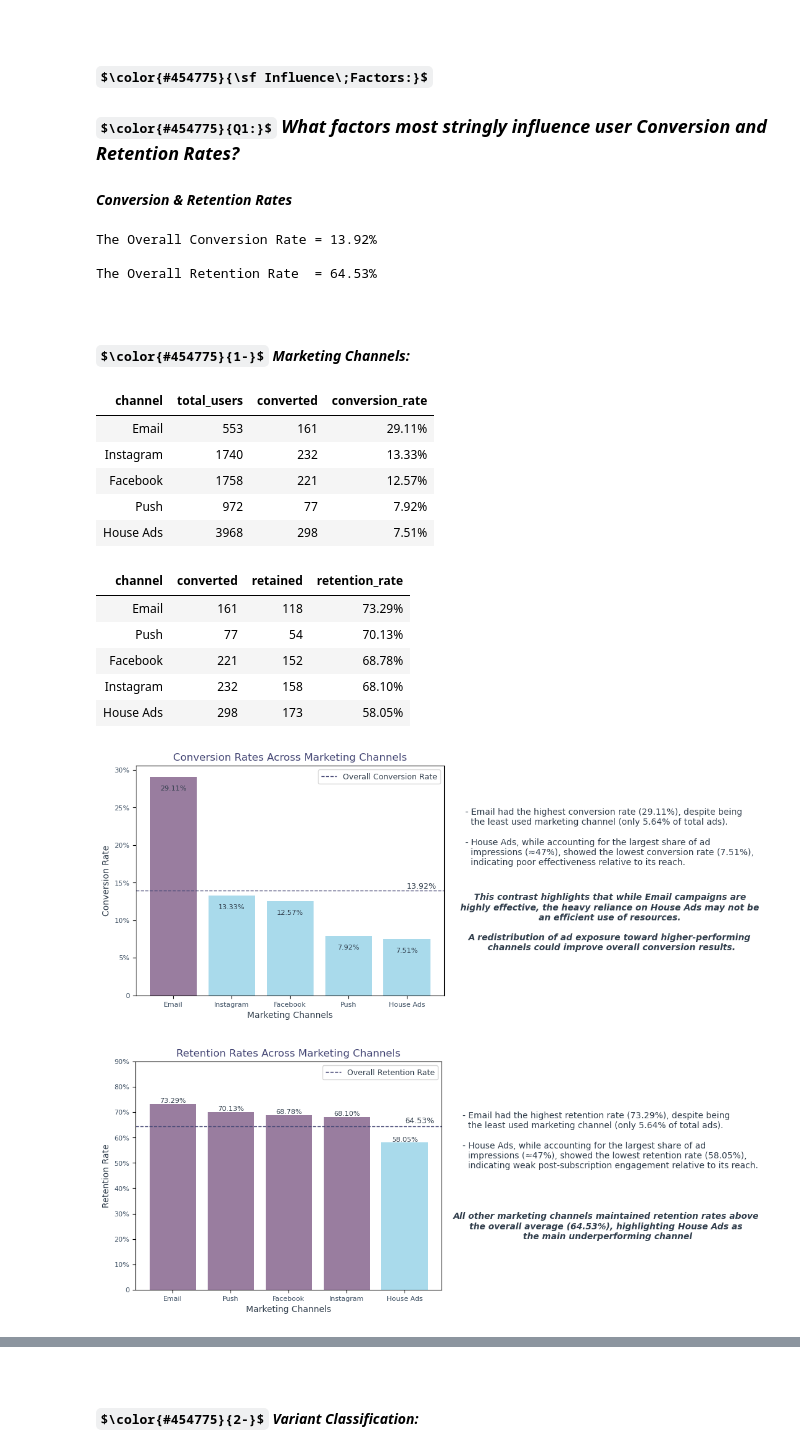
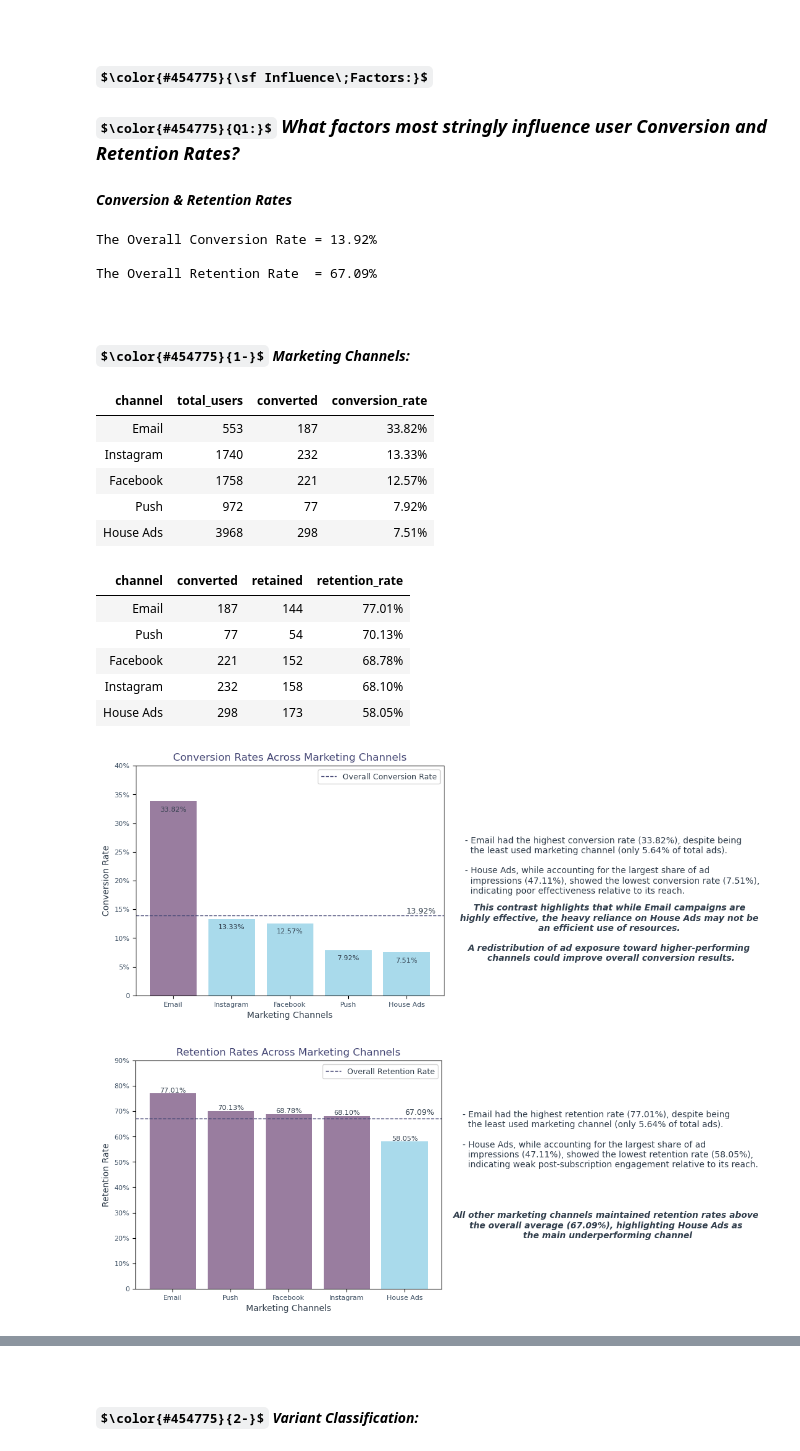
Before and after one commit to hend-a-ghafour/Analyzing_Marketing_Campaigns, a Jupyter notebook: Analyzing_Marketing_Campaigns.ipynb, the cells around one changed output, grey strips where cells are left out. Drawn from its saved outputs; the diff is of its cells as text; code cells hidden in the pictures; some formulas as TeX source.

```diff
--- a/Analyzing_Marketing_Campaigns.ipynb
+++ b/Analyzing_Marketing_Campaigns.ipynb
@@ -301,3 +313,15 @@ The Null values in date_served Column has been handeled, resulting in a 0 Null V
+# %%
+# date_subscribed:
+marketing['date_subscribed']= np.where(np.logical_and(marketing.converted==True,marketing.date_subscribed.isna()==True),
+                                       marketing.date_served,marketing.date_subscribed)
+# %%
+# subscribing_channel:
+marketing['subscribing_channel']= np.where(np.logical_and(marketing.converted==True,marketing.subscribing_channel.isna()==True),
+                                       marketing.marketing_channel,marketing.subscribing_channel)
+# %%
+#is_retained:
+marketing['is_retained']= np.where(np.logical_and(marketing.converted==True,marketing.is_retained.isna()==True,marketing.date_canceled.isna()==True),
+                                       True,marketing.is_retained)
 # %%
 # Checking for Null Values:
 if marketing.isna().sum().sum() == 0:
@@ -895,8 +923,11 @@ plt.show()
 ### $\color{#454775}{Q1:}$ ***What factors most stringly influence user Conversion and Retention Rates?***
 #### *Conversion & Retention Rates*
 # %%
-# 1- Calculating The Overall Conversion Rate
-converted_users= marketing.query('converted == True')
+# 1- Overall Conversion Rate
+# Creating converted_users table:
+converted_users = marketing.query('converted == True')
+
+# Calculating The Overall Conversion Rate
 converted=converted_users.user_id.nunique()
 total_users = marketing.user_id.nunique()
 
@@ -904,8 +935,11 @@ conversion_rate = converted/total_users
 
 print(f'The Overall Conversion Rate = {round(conversion_rate*100,2)}%')
 
-# 2- Calculating The Overall Retention Rate (spaning 1 month)
+# 2- Overall Retention Rate (spaning 1 month)
+# Creating retained_users table:
 retained_users = converted_users.query('is_retained == True')
+
+# Calculating The Overall Retention Rate
 retained=retained_users.user_id.nunique()
 
 retention_rate = retained/converted
@@ -914,7 +948,7 @@ print(f'\nThe Overall Retention Rate  = {round(retention_rate*100,2)}%\n')
 # %% [output]
 The Overall Conversion Rate = 13.92%
 
-The Overall Retention Rate  = 64.53%
+The Overall Retention Rate  = 67.09%
 # %% [markdown]
 <br>
 
@@ -936,7 +970,7 @@ conversion_ch = conversion_ch.sort_values('conversion_rate', ascending= False)
 conversion_ch.style.hide().format({'conversion_rate':'{:,.2%}'})
 # %% [output]
 | channel | total_users | converted | conversion_rate |
-| Email | 553 | 161 | 29.11% |
+| Email | 553 | 187 | 33.82% |
 | Instagram | 1740 | 232 | 13.33% |
 | Facebook | 1758 | 221 | 12.57% |
 | Push | 972 | 77 | 7.92% |
@@ -955,7 +989,7 @@ retention_ch=retention_ch.sort_values('retention_rate', ascending=False)
 retention_ch.style.hide().format({'retention_rate':'{:,.2%}'})
 # %% [output]
 | channel | converted | retained | retention_rate |
-| Email | 161 | 118 | 73.29% |
+| Email | 187 | 144 | 77.01% |
 | Push | 77 | 54 | 70.13% |
 | Facebook | 221 | 152 | 68.78% |
 | Instagram | 232 | 158 | 68.10% |
@@ -978,20 +1012,20 @@ plt.title('Conversion Rates Across Marketing Channels', fontsize=12,color='#4547
 plt.xlabel('Marketing Channels', fontsize=10, color='#313E4C')
 plt.xticks(fontsize=8,color='#415366')
 plt.ylabel('Conversion Rate', fontsize=10, color='#313E4C')
-plt.yticks([0,.05,.1,.15,.2,.25,.3],['0','5%','10%','15%','20%','25%','30%'], fontsize=8,color='#415366')
+plt.yticks(np.arange(0,.45,.05),['0','5%','10%','15%','20%','25%','30%','35%','40%'], fontsize=8,color='#415366')
 plt.legend(fontsize=9,labelcolor='#313E4C')
 
 # Annotating chart with values
-plt.text(4,.14, '13.92%', ha= 'left', va ='bottom',color='#313E4C', fontsize=9)
+plt.text(4,.14, f'{conversion_rate:.2%}', ha= 'left', va ='bottom',color='#313E4C', fontsize=9)
 for i,v in enumerate(y):
     plt.text(i,v-.02,f'{v:.2%}',va='bottom',ha='center', fontsize=8,color='#313E4C')
 
 # Findings
-text1='''
-- Email had the highest conversion rate (29.11%), despite being
-  the least used marketing channel (only 5.64% of total ads).\n
+text1=f'''
+- Email had the highest conversion rate ({y.max():.2%}), despite being
+  the least used marketing channel (only {ch_users.pct.min():.2%} of total ads).\n
 - House Ads, while accounting for the largest share of ad
-  impressions (≈47%), showed the lowest conversion rate (7.51%),
+  impressions ({ch_users.pct.max():.2%}), showed the lowest conversion rate ({y.min():.2%}),
   indicating poor effectiveness relative to its reach.\n'''
 text2='''
 This contrast highlights that while Email campaigns are
@@ -1010,43 +1044,43 @@ x= retention_ch.channel.to_list()
 y= retention_ch.retention_rate
 
 # Defining colors based on performance
 colors = ['#805D87' if n > retention_rate else '#94D1E7' for n in y]
 
 # Creating the chart
 plt.bar(x,y, color=colors, alpha=.8)
 plt.axhline(y=retention_rate, color='#454775', linestyle='--', linewidth=1, label='Overall Retention Rate', alpha=1)
 
 # Customizing the chart
 plt.title('Retention Rates Across Marketing Channels', fontsize=12, color='#454775')
 plt.xlabel('Marketing Channels', fontsize=10, color='#313E4C')
 plt.xticks(fontsize=8,color='#415366')
 plt.ylabel('Retention Rate', fontsize=10, color='#313E4C')
-plt.yticks([0,.1,.2,.3,.4,.5,.6,.7,.8,.9],['0','10%','20%','30%','40%','50%','60%','70%','80%','90%'], fontsize=8,color='#415366')
+plt.yticks(np.arange(0,1,.1),['0','10%','20%','30%','40%','50%','60%','70%','80%','90%'], fontsize=8,color='#415366')
 plt.legend(fontsize=9,labelcolor='#313E4C')
 
 # Annotating chart with values
-plt.text(4,.65, '64.53%', ha= 'left', va ='bottom',color='#313E4C', fontsize=9)
+plt.text(4,.68, f'{retention_rate:.2%}', ha= 'left', va ='bottom',color='#313E4C', fontsize=9)
 for i,v in enumerate(y):
     plt.text(i,v,f'{v:.2%}',va='bottom',ha='center', fontsize=8,color='#313E4C')
 
 # Findings
-text3='''
-- Email had the highest retention rate (73.29%), despite being
-  the least used marketing channel (only 5.64% of total ads).\n
+text3=f'''
+- Email had the highest retention rate ({y.max():.2%}), despite being
+  the least used marketing channel (only {ch_users.pct.min():.2%} of total ads).\n
 - House Ads, while accounting for the largest share of ad
-  impressions (≈47%), showed the lowest retention rate (58.05%),
+  impressions ({ch_users.pct.max():.2%}), showed the lowest retention rate ({y.min():.2%}),
   indicating weak post-subscription engagement relative to its reach.\n
 '''
-text4='''
+text4=f'''
 All other marketing channels maintained retention rates above
-the overall average (64.53%), highlighting House Ads as
+the overall average ({retention_rate:.2%}), highlighting House Ads as
 the main underperforming channel'''
 plt.text(5,.4,text3, color='#313E4C')
 plt.text(7.5,.2,text4, ha='center',fontstyle='italic',weight='semibold', fontsize=10, color='#313E4C')
 plt.show();
 # %% [output]
-[figure, old version]
+[figure, new version]
-[figure, old version]
+[figure, new version]
 # %%
 # Comparing Conversion Rates with Retention Rates Across Marketing Channels:
 performance_ch=conversion_ch.merge(retention_ch,on='channel')\
```
Also changed, not shown: parts of 30 cells of this notebook, 1 other file.
